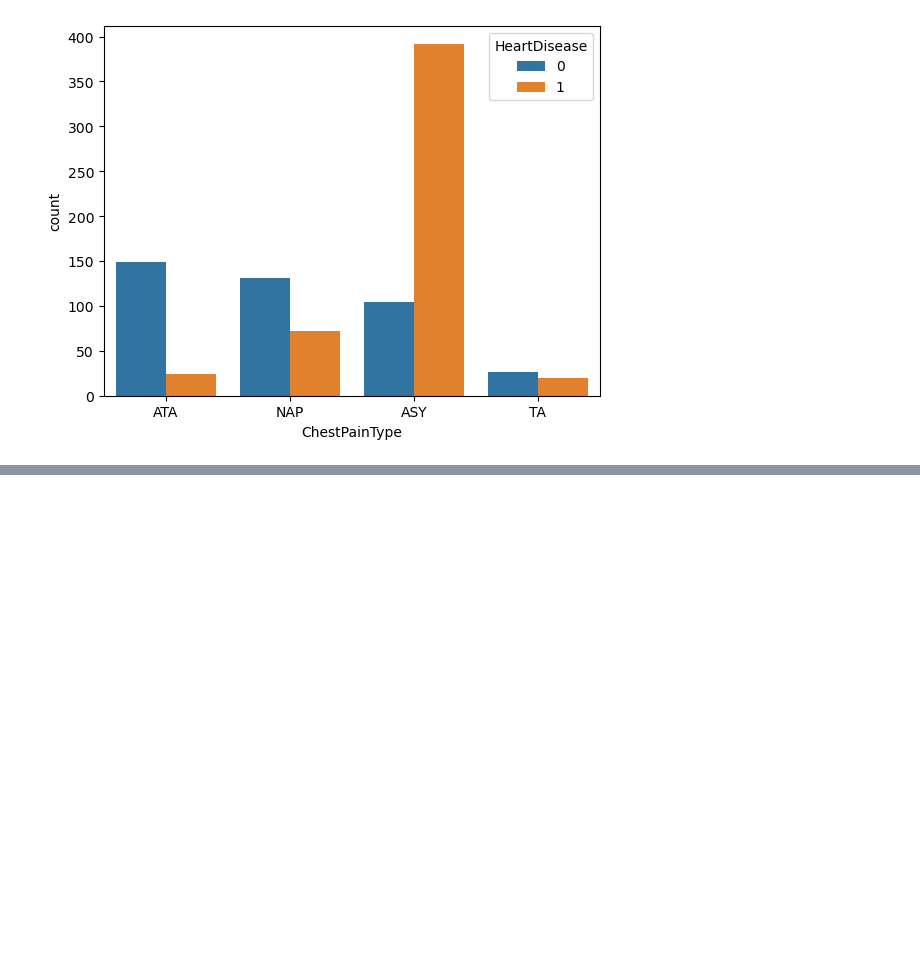
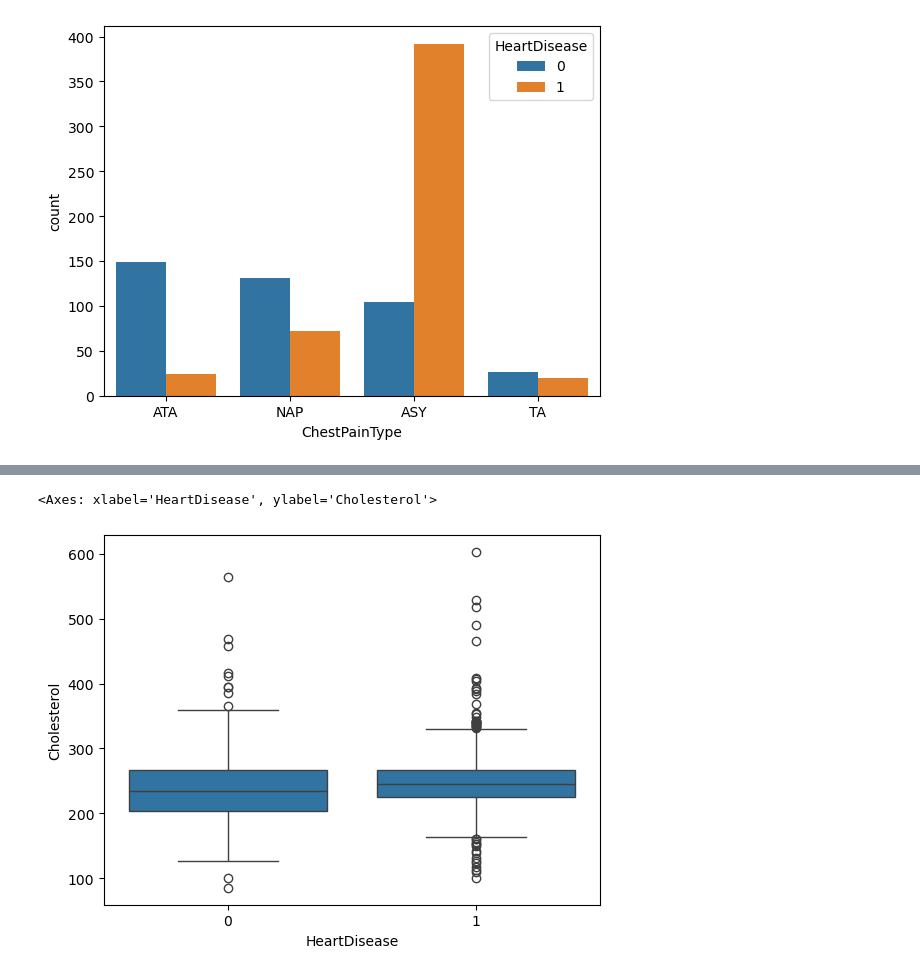
Before and after one commit to navdeepsinghpro-hub/ML_AND_DL_LEARNING, a Jupyter notebook: MACHINE_LEARNING/DAY_2/heart.ipynb, the cells around one changed output, grey strips where cells are left out. Drawn from its saved outputs; the diff is of its cells as text; code cells hidden in the pictures; blank space fills up the shorter version.

```diff
--- a/MACHINE_LEARNING/DAY_2/heart.ipynb
+++ b/MACHINE_LEARNING/DAY_2/heart.ipynb
@@ -178,0 +176,5 @@ SyntaxError: unterminated string literal (detected at line 1) (2953116884.py, li
+# %%
+sns.boxplot(x= df['HeartDisease'], y= df['Cholesterol'])
+# %% [output]
+<Axes: xlabel='HeartDisease', ylabel='Cholesterol'>
+[figure, added]
```
Also changed, not shown: parts of 11 cells of this notebook, 1 other file.
